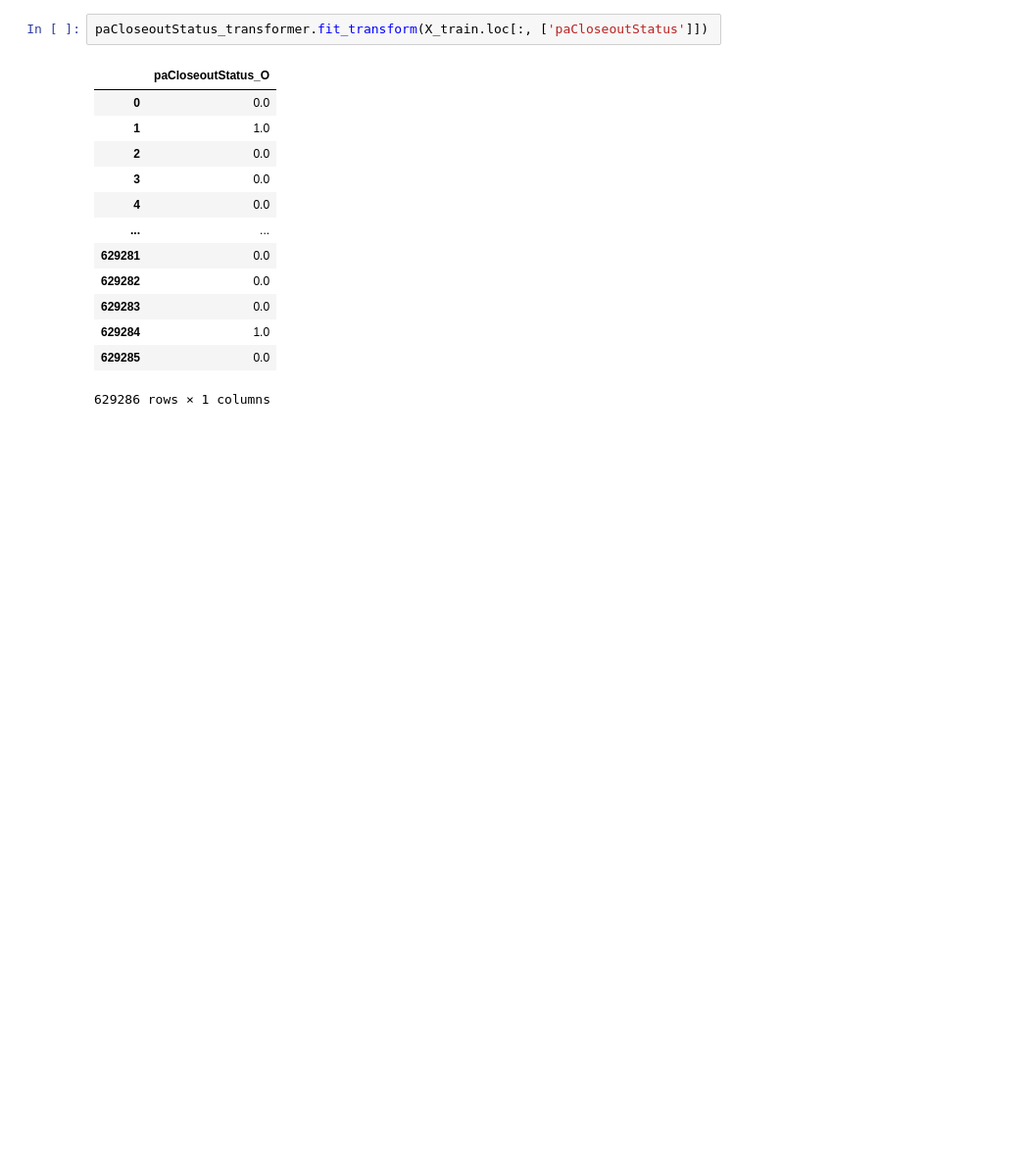
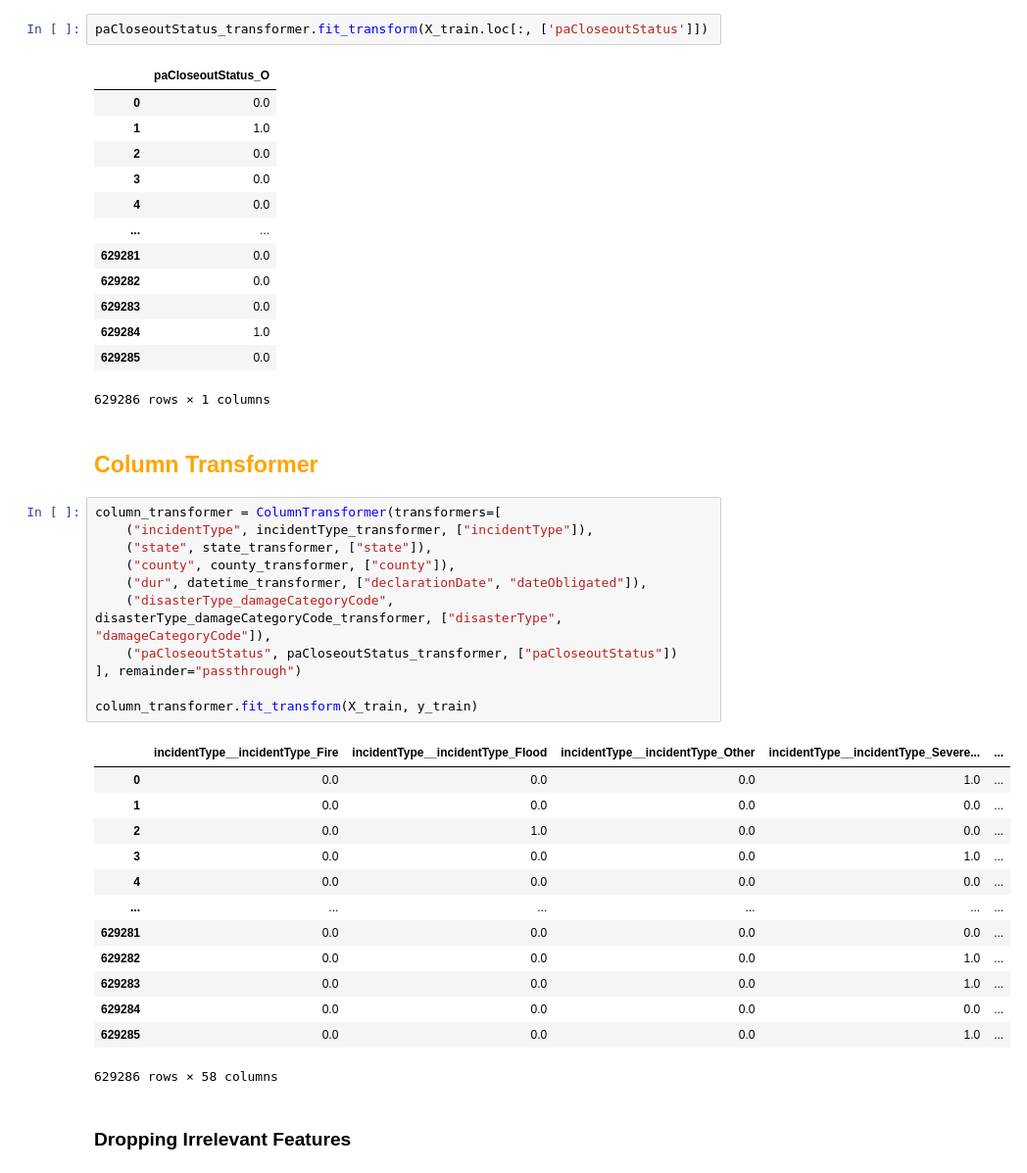
Before and after one commit to Aryan-Kaisth/Catastrophe_Risk_Estimation_Quantile_Based, a Jupyter notebook: notebooks/feature_engineering.ipynb, the cells around one changed output. Shown at 98% size. Saved outputs shown, nothing was run; the diff lists cells and outputs as text; blank space fills up the shorter version.

Commit message:
feature engineering: feature transformation part2

```diff
--- a/notebooks/feature_engineering.ipynb
+++ b/notebooks/feature_engineering.ipynb
@@ -320,3 +320,32 @@ paCloseoutStatus_transformer.fit_transform(X_train.loc[:, ['paCloseoutStatus']])
 | 629284 | 1.0 |
 | 629285 | 0.0 |
 629286 rows × 1 columns
+# %% [markdown]
+## <span style="color:orange">Column Transformer</span>
+# %%
+column_transformer = ColumnTransformer(transformers=[
+	("incidentType", incidentType_transformer, ["incidentType"]),
+	("state", state_transformer, ["state"]),
+	("county", county_transformer, ["county"]),
+	("dur", datetime_transformer, ["declarationDate", "dateObligated"]),
+	("disasterType_damageCategoryCode", disasterType_damageCategoryCode_transformer, ["disasterType", "damageCategoryCode"]),
+	("paCloseoutStatus", paCloseoutStatus_transformer, ["paCloseoutStatus"])
+], remainder="passthrough")
+
+column_transformer.fit_transform(X_train, y_train)
+# %% [output]
+|  | incidentType__incidentType_Fire | incidentType__incidentType_Flood | incidentType__incidentType_Other | incidentType__incidentType_Severe... | ... |
+| 0 | 0.0 | 0.0 | 0.0 | 1.0 | ... |
+| 1 | 0.0 | 0.0 | 0.0 | 0.0 | ... |
+| 2 | 0.0 | 1.0 | 0.0 | 0.0 | ... |
+| 3 | 0.0 | 0.0 | 0.0 | 1.0 | ... |
+| 4 | 0.0 | 0.0 | 0.0 | 0.0 | ... |
+| ... | ... | ... | ... | ... | ... |
+| 629281 | 0.0 | 0.0 | 0.0 | 0.0 | ... |
+| 629282 | 0.0 | 0.0 | 0.0 | 1.0 | ... |
+| 629283 | 0.0 | 0.0 | 0.0 | 1.0 | ... |
+| 629284 | 0.0 | 0.0 | 0.0 | 0.0 | ... |
+| 629285 | 0.0 | 0.0 | 0.0 | 1.0 | ... |
+629286 rows × 58 columns
+# %% [markdown]
+### Dropping Irrelevant Features
```
Also changed, not shown: parts of 1 cell of this notebook.
